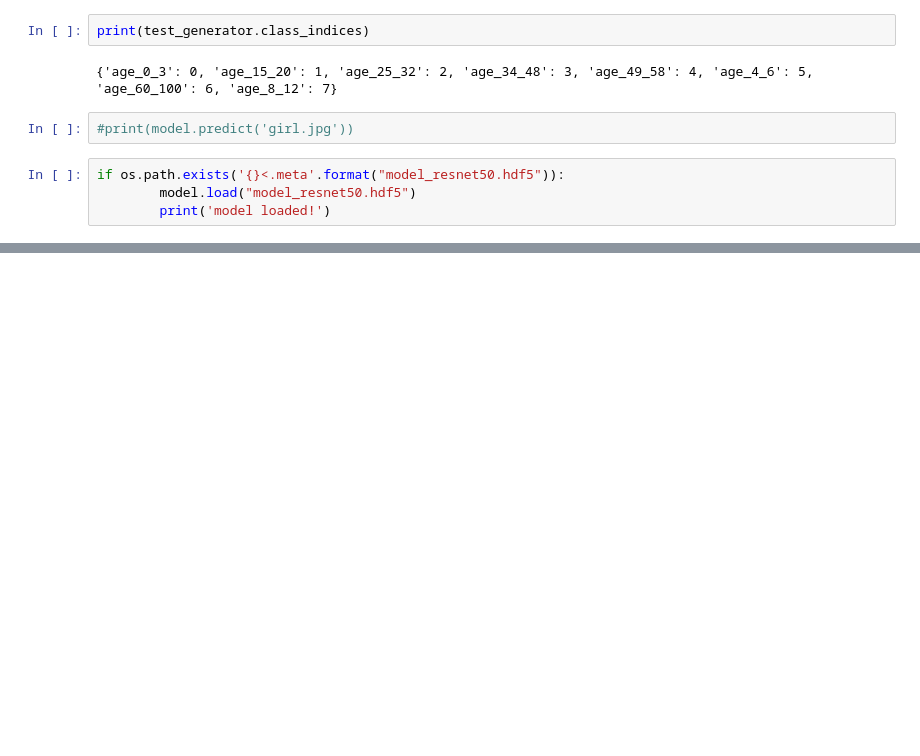
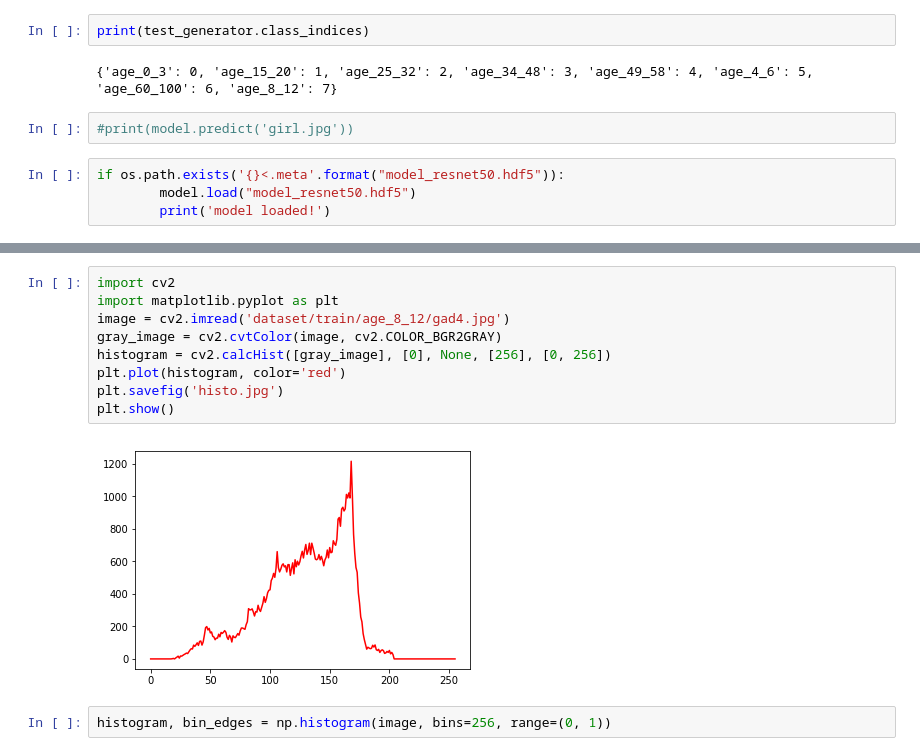
Before and after one commit to shirin1309/Age-and-Gender-Detection, a Jupyter notebook: age_model.ipynb, the cells around one changed output, grey strips where cells are left out. Saved outputs shown, nothing was run; the diff lists cells and outputs as text; blank space fills up the shorter version.

```diff
--- a/age_model.ipynb
+++ b/age_model.ipynb
@@ -223,0 +242,13 @@ if os.path.exists('{}<.meta'.format("model_resnet50.hdf5")):
+# %%
+import cv2
+import matplotlib.pyplot as plt
+image = cv2.imread('dataset/train/age_8_12/gad4.jpg')
+gray_image = cv2.cvtColor(image, cv2.COLOR_BGR2GRAY)
+histogram = cv2.calcHist([gray_image], [0], None, [256], [0, 256])
+plt.plot(histogram, color='red')
+plt.savefig('histo.jpg')
+plt.show()
+# %% [output]
+[figure, added]
+# %%
+histogram, bin_edges = np.histogram(image, bins=256, range=(0, 1))
```
Also changed, not shown: parts of 7 cells of this notebook, 1 other file.
